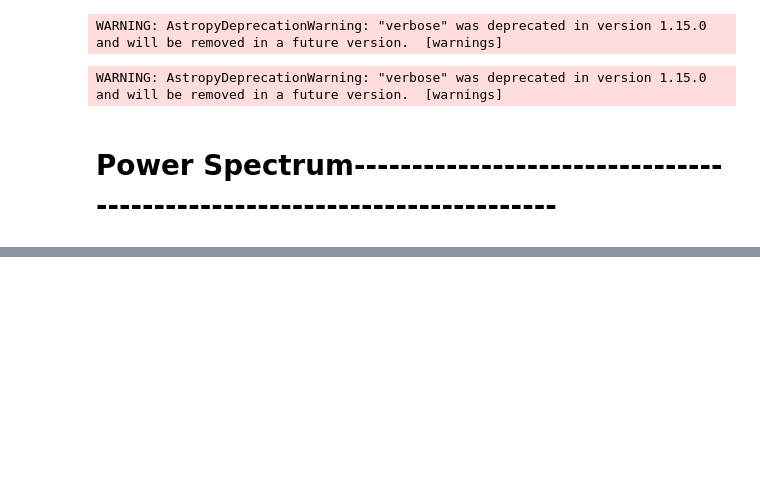
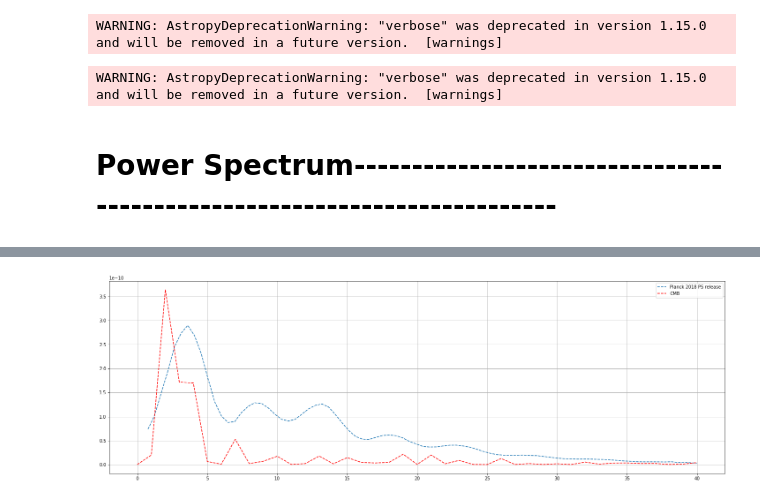
Before and after one commit to KumarDhruv/HealPy_Mollview, a Jupyter notebook: Final_HealPy_.ipynb, the cells around one changed output, grey strips where cells are left out. Cells and saved outputs as stored; diff of their text form; code cells hidden in the pictures; blank space fills up the shorter version.

```diff
--- a/Final_HealPy_.ipynb
+++ b/Final_HealPy_.ipynb
@@ -72,0 +116,2 @@ plt.plot()
+# %%
+cmb_binned_spectrum = np.loadtxt('COM_PowerSpect_CMB-TT-binned_R3.01.txt')
@@ -72,0 +148,9 @@ plt.plot()
+# %%
+plt.figure(figsize = (25, 8))
+plt.plot(cmb_binned_spectrum[:,0]/62.5, cmb_binned_spectrum[:,1]*0.5*1e-13, '--', label='Planck 2018 PS release')
+plt.plot(CMB_new,"--", label = "CMB")
+plt.legend()
+plt.grid()
+plt.show()
+# %% [output]
+[figure, added]
```
Also changed, not shown: parts of 14 cells of this notebook.
